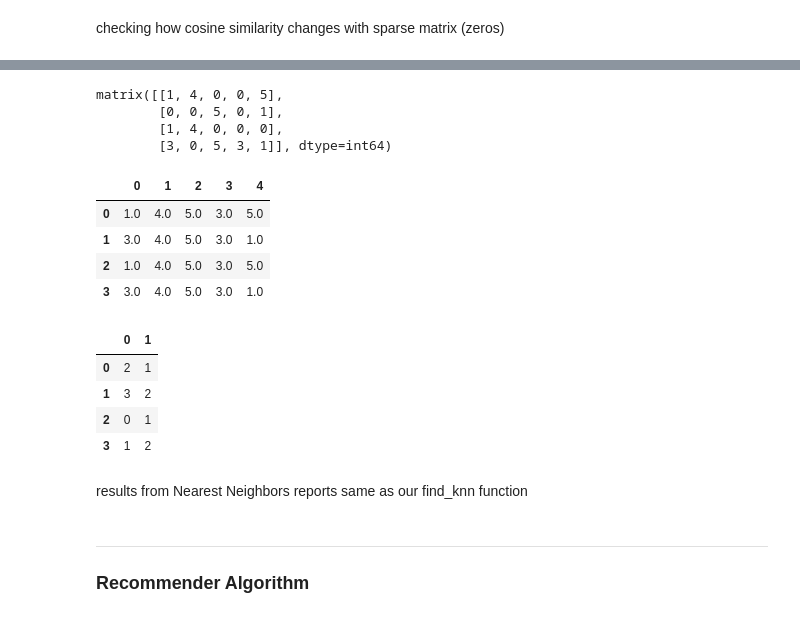
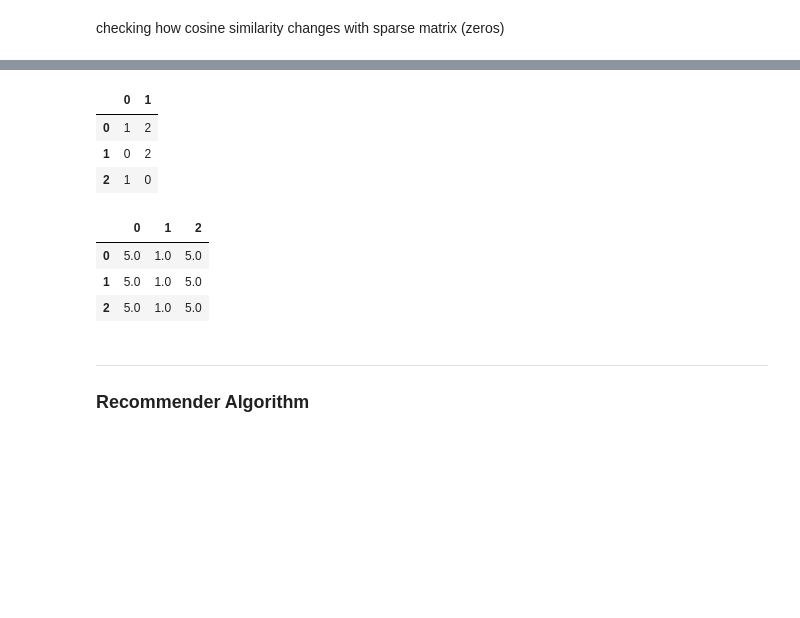
Before and after one commit to pittssp/DataScience-Scratch, a Jupyter notebook: Recommendation Engine/Collaborative_Filtering.ipynb, the cells around one changed output, grey strips where cells are left out. Drawn from its saved outputs; the diff is of its cells as text; code cells hidden in the pictures; blank space fills up the shorter version.

```diff
--- a/Recommendation Engine/Collaborative_Filtering.ipynb
+++ b/Recommendation Engine/Collaborative_Filtering.ipynb
@@ -191,9 +187,8 @@ find_knn(get_sim(cosine_data),2)
 # %% [markdown]
 checking how cosine similarity changes with sparse matrix (zeros)
 # %%
-sparse_data = pd.DataFrame([[1,4,0,0,5],
-                            [0,0,5,0,1],
-                            [1,4,0,0,0],
-                            [3,0,5,3,1]])
+sparse_data = pd.DataFrame([[5,1,0],
+                            [5,0,5],
+                            [0,1,5]])
 
-# get_sim(sparse_data)
+get_sim(sparse_data)
@@ -209,36 +208,24 @@ find_knn(get_sim(sparse_data),2)
 from scipy.sparse import csr_matrix
 from sklearn.neighbors import NearestNeighbors
 
-csr = csr_matrix(sparse_data)
-csr.todense()
-# pd.DataFrame(NearestNeighbors(n_jobs=-1, n_neighbors=2, algorithm='brute', metric='cosine').fit(csr). \
-#     kneighbors(return_distance=False))
+# Test Sklearn Nearest Neighbors vs above find_knn method
+pd.DataFrame(NearestNeighbors(n_jobs=-1, n_neighbors=2, algorithm='brute', metric='cosine'). \
+             fit(csr_matrix(sparse_data)). \
+             kneighbors(return_distance=False))
 # %% [output]
-matrix([[1, 4, 0, 0, 5],
-        [0, 0, 5, 0, 1],
-        [1, 4, 0, 0, 0],
-        [3, 0, 5, 3, 1]], dtype=int64)
+|  | 0 | 1 |
+| 0 | 1 | 2 |
+| 1 | 0 | 2 |
+| 2 | 1 | 0 |
 # %%
-test_impute = pd.DataFrame(KNNImputer(missing_values=0, n_neighbors=4,
-                         weights='distance').fit_transform(sparse_data))
-test_impute.head()
+# Test KNN Imputer
+pd.DataFrame(KNNImputer(missing_values=0, n_neighbors=4,
+             weights='distance').fit_transform(sparse_data))
 # %% [output]
-|  | 0 | 1 | 2 | 3 | 4 |
-| 0 | 1.0 | 4.0 | 5.0 | 3.0 | 5.0 |
-| 1 | 3.0 | 4.0 | 5.0 | 3.0 | 1.0 |
-| 2 | 1.0 | 4.0 | 5.0 | 3.0 | 5.0 |
-| 3 | 3.0 | 4.0 | 5.0 | 3.0 | 1.0 |
+|  | 0 | 1 | 2 |
+| 0 | 5.0 | 1.0 | 5.0 |
+| 1 | 5.0 | 1.0 | 5.0 |
+| 2 | 5.0 | 1.0 | 5.0 |
-# %%
-pd.DataFrame(NearestNeighbors(n_jobs=-1, n_neighbors=2, algorithm='brute', metric='cosine').fit(test_impute). \
-    kneighbors(return_distance=False))
-# %% [output]
-|  | 0 | 1 |
-| 0 | 2 | 1 |
-| 1 | 3 | 2 |
-| 2 | 0 | 1 |
-| 3 | 1 | 2 |
-# %% [markdown]
-results from Nearest Neighbors reports same as our find_knn function
 # %% [markdown]
 ---
 ### Recommender Algorithm
```
Also changed, not shown: parts of 12 cells of this notebook.
